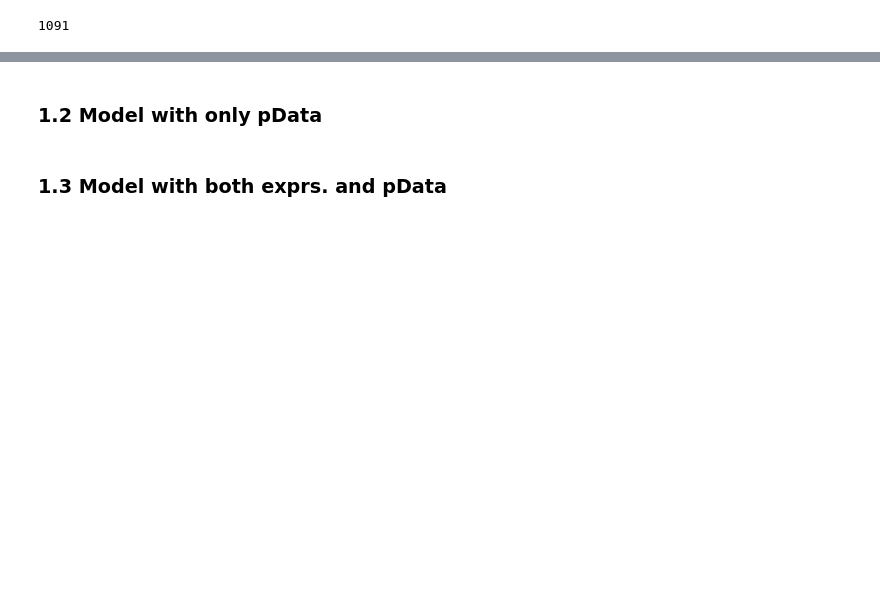
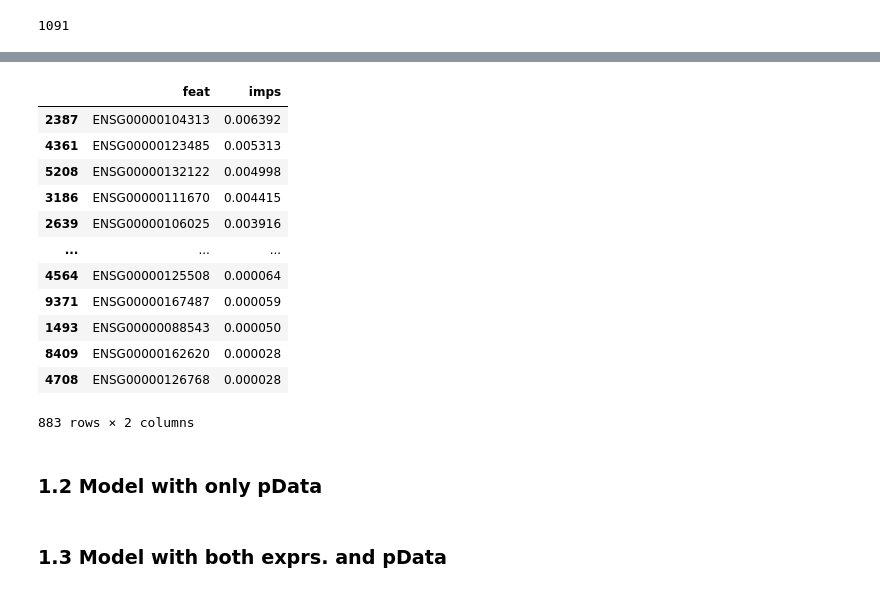
Before and after one commit to Statistical-Consulting/PCaPrognostics, a Jupyter notebook: models/grad_boost/gboost_modelling.ipynb, the cells around one changed output, grey strips where cells are left out. Saved outputs shown, nothing was run; the diff lists cells and outputs as text; code cells hidden in the pictures; blank space fills up the shorter version.

```diff
--- a/models/grad_boost/gboost_modelling.ipynb
+++ b/models/grad_boost/gboost_modelling.ipynb
@@ -112,5 +181,25 @@ KeyboardInterrupt:
 # %%
 mp.save_results(RESULTS_DIR, 'gb_intersect_imp', model = mp.cmplt_model, cv_results = mp.resampling_cmplt, pipe = mp.cmplt_pipeline)
+# %%
+df_features = pd.DataFrame()
+df_features['feat'] = mp.X.columns
+df_features['imps'] = mp.cmplt_model.feature_importances_
+
+df_features.sort_values(by = 'imps', ascending=False)[df_features['imps'] > 0]
+# %% [output]
+|  | feat | imps |
+| 2387 | ENSG00000104313 | 0.006392 |
+| 4361 | ENSG00000123485 | 0.005313 |
+| 5208 | ENSG00000132122 | 0.004998 |
+| 3186 | ENSG00000111670 | 0.004415 |
+| 2639 | ENSG00000106025 | 0.003916 |
+| ... | ... | ... |
+| 4564 | ENSG00000125508 | 0.000064 |
+| 9371 | ENSG00000167487 | 0.000059 |
+| 1493 | ENSG00000088543 | 0.000050 |
+| 8409 | ENSG00000162620 | 0.000028 |
+| 4708 | ENSG00000126768 | 0.000028 |
+883 rows × 2 columns
 # %% [markdown]
 ### 1.2 Model with only pData
 # %%
```
Also changed, not shown: parts of 4 cells of this notebook, 5 other files.
